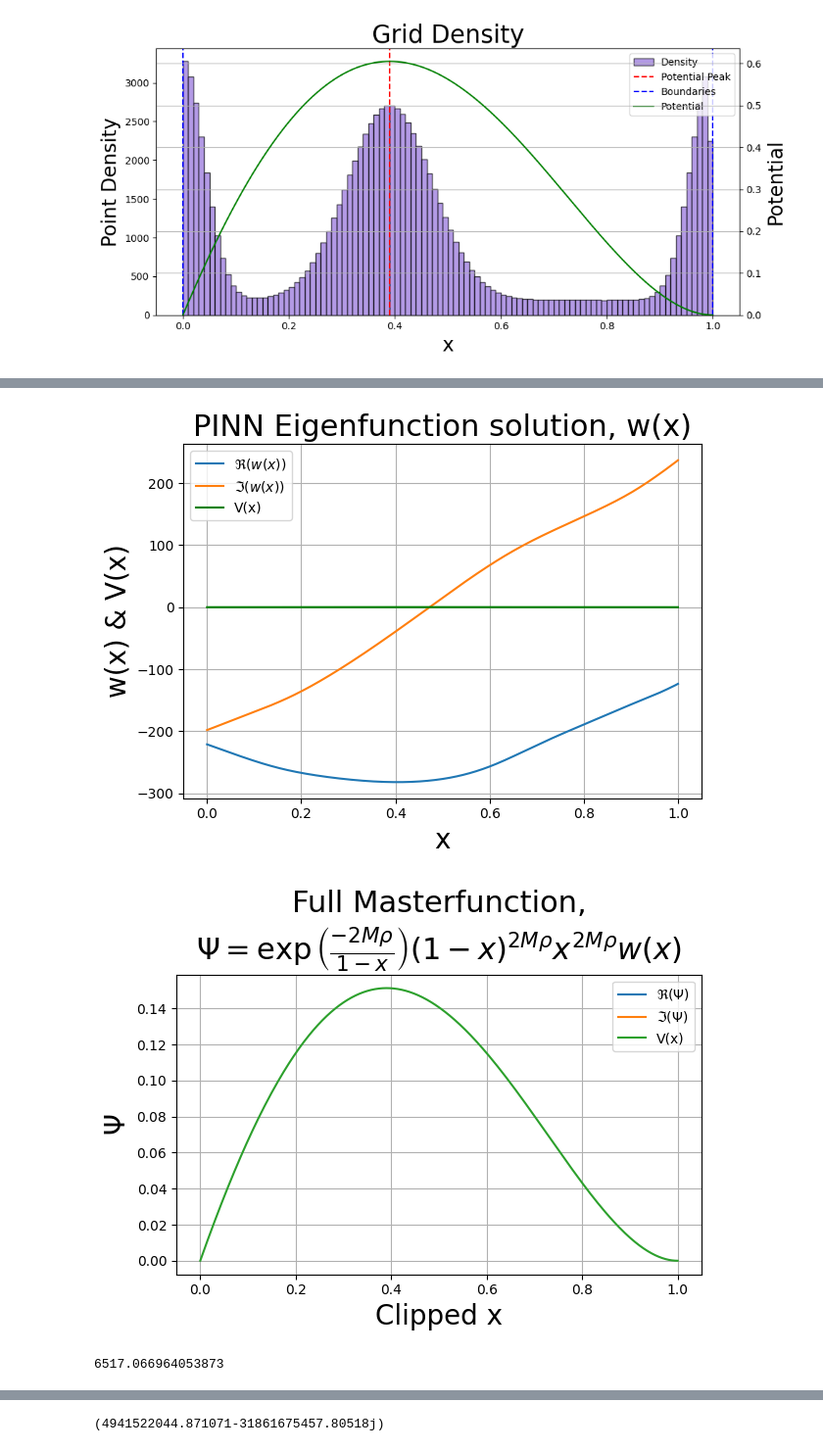
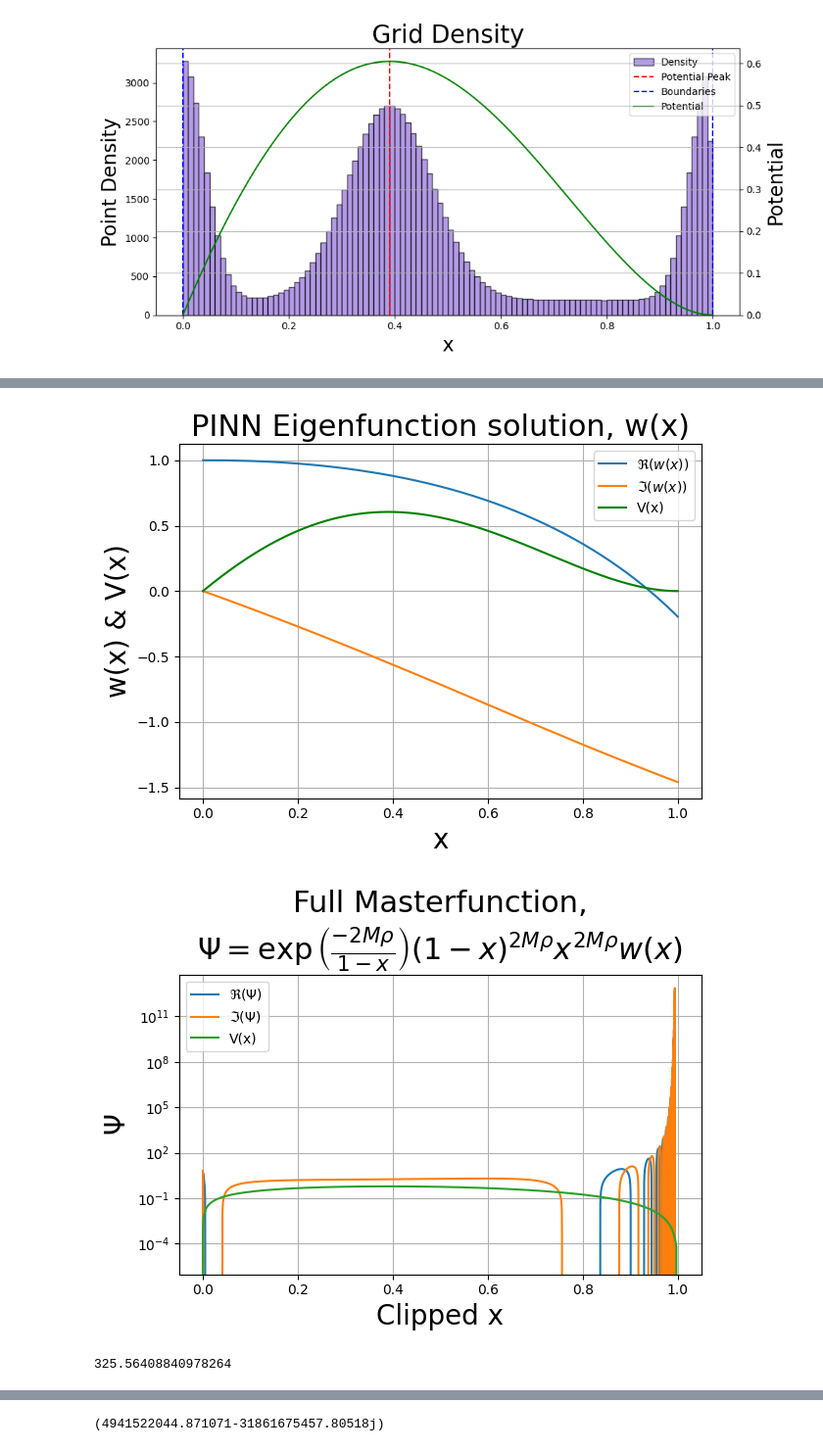
Before and after one commit to dakeerie/MSci-Project, a Jupyter notebook: PINN.ipynb, the cells around one changed output, grey strips where cells are left out. Shown at 98% size. Cells and saved outputs as stored; diff of their text form; code cells hidden in the pictures.

```diff
--- a/PINN.ipynb
+++ b/PINN.ipynb
@@ -206,7 +206,7 @@ def robin_BC_h(w0, rho, l):
 
 M = 0.5
 l = 2
-rho = -1j*complex(0.3737, -0.0890)
+rho = -1j*complex(0.74734, -0.177921)
 eps = 1e-7
 w0 = complex(1, 0)
 BC = robin_BC_h(w0, rho, l)
@@ -848,7 +822,7 @@ plt.show()
 # %%
 cut = 1000
 with t.no_grad():
-    x_tensor = t.tensor(x_grid)
+    x_tensor = t.tensor(x_grid).to(DTYPE).view(-1, 1)
     w_out = model(x_tensor).numpy()
     plt.figure()
     plt.plot(x_grid, w_out[:, 0], label = r'$\Re(w(x))$')
@@ -868,35 +842,39 @@ with t.no_grad():
 
     plt.figure()
     plt.plot(x_grid[:len(x_grid) - cut], Psi.real[:len(x_grid) - cut], label = r'$\Re(\Psi)$')
     plt.plot(x_grid[:len(x_grid) - cut], Psi.imag[:len(x_grid) - cut], label = r'$\Im(\Psi)$')
     plt.plot(x_grid, V_PINN, label = 'V(x)')
+    plt.yscale('log')
     plt.xlabel('Clipped x', fontsize = 20)
     plt.ylabel(r'$\Psi$', fontsize = 20)
     plt.title('Full Masterfunction,'
         '\n'
         r'$\Psi = \exp{\left(\frac{-2M \rho}{1 - x}\right)} (1 - x)^{2M \rho} x^{2M \rho} w(x)$', fontsize = 22)
     plt.grid()
     plt.legend()
     plt.tight_layout()
     plt.show()
 
     r_grid = x_to_r(x_grid, mass)
     print(x_to_r(x_grid[-2], mass))
     plt.figure()
-    plt.plot(r_grid[:len(r_grid) - cut], Psi.real[:len(x_grid) - cut], label = r'$\Re(\Psi)$')
-    plt.plot(r_grid[:len(r_grid) - cut], Psi.imag[:len(x_grid) - cut], label = r'$\Im(\Psi)$')
+    # plt.plot(r_grid[:len(r_grid) - cut], Psi.real[:len(x_grid) - cut], label = r'$\Re(\Psi)$')
+    # plt.plot(r_grid[:len(r_grid) - cut], Psi.imag[:len(x_grid) - cut], label = r'$\Im(\Psi)$')
+    plt.plot(r_grid, np.abs(Psi.real), label = r'$\Re(\Psi)$')
+    plt.plot(r_grid, np.abs(Psi.imag), label = r'$\Im(\Psi)$')
     plt.plot(r_grid, V_PINN, label = 'V(r)')
     plt.xlim(0, 1000)
+    plt.yscale('log')
     plt.xlabel('Clipped r', fontsize = 20)
     plt.ylabel(r'$\Psi$', fontsize = 20)
     plt.title('Full Masterfunction,'
         '\n'
         r'$\Psi = \exp{\left(\frac{-2M \rho}{1 - x}\right)} (1 - x)^{2M \rho} x^{2M \rho} w(x)$', fontsize = 22)
     plt.grid()
     plt.legend()
     plt.tight_layout()
     plt.show()
 # %% [output]
-[figure, old version]
+[figure, new version]
-[figure, old version]
+[figure, new version]
-6517.066964053873
+325.56408840978264
```
Also changed, not shown: parts of 4 cells of this notebook.
